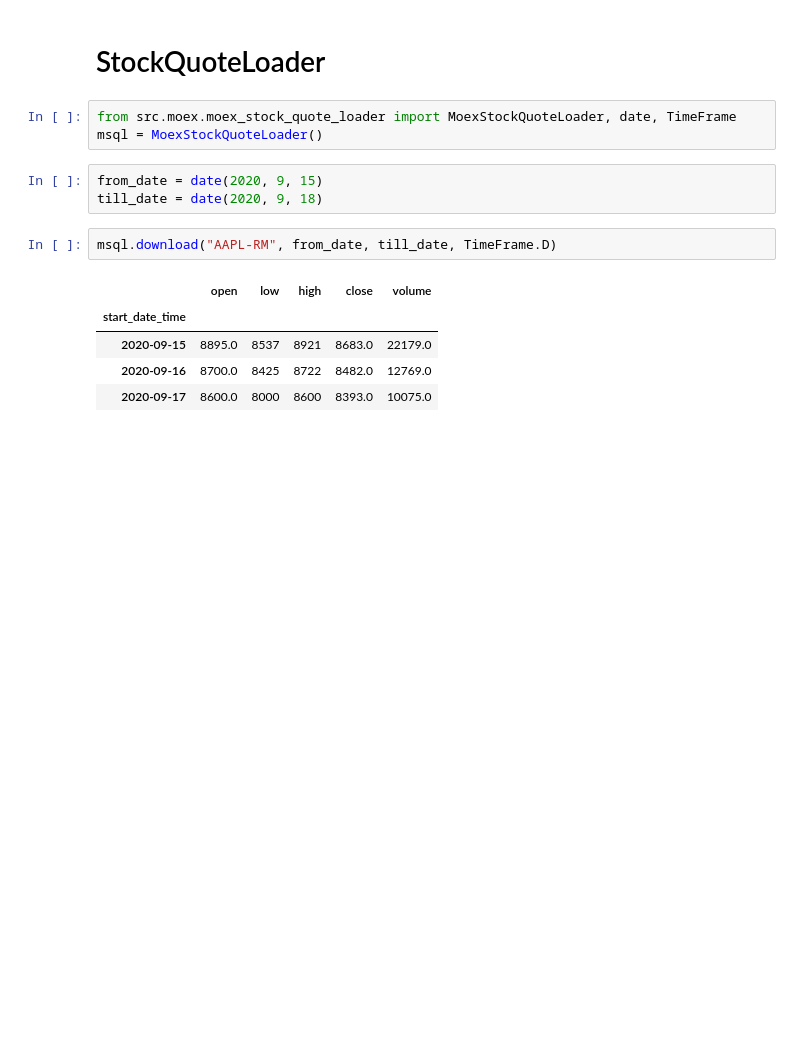
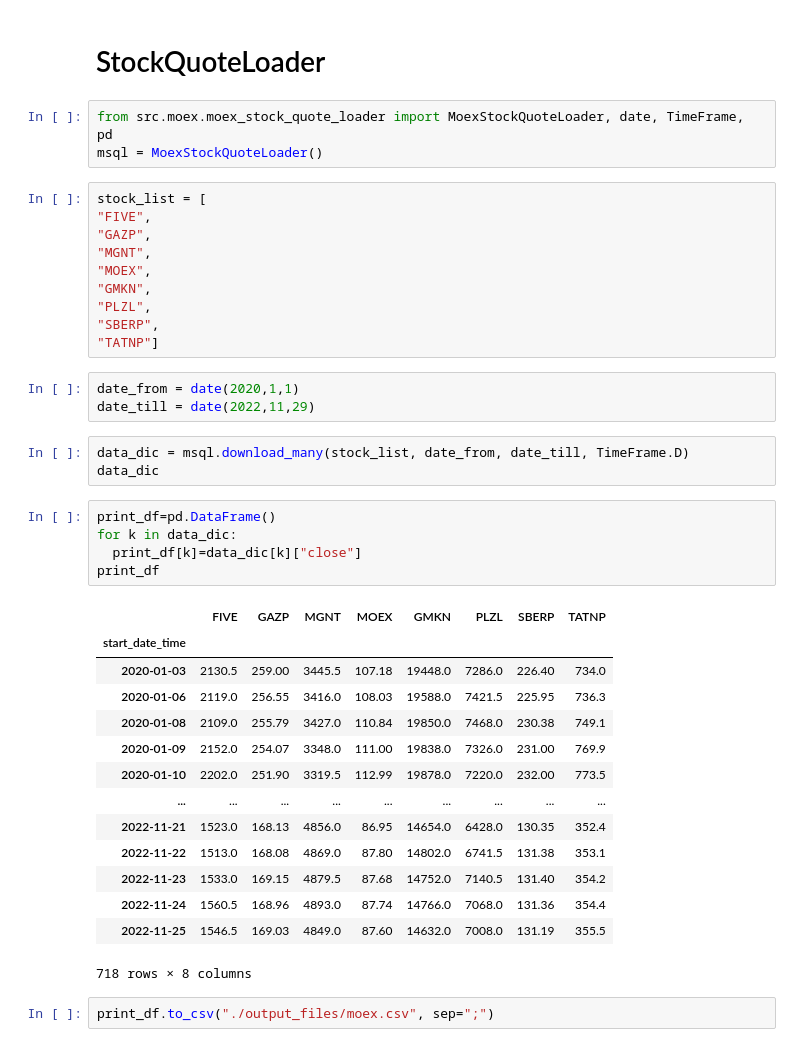
Before and after one commit to NNTrade/Stock-quote-loader-lib, a Jupyter notebook: jnotebook/moex.ipynb, the cells around one changed output. Cells and saved outputs as stored; diff of their text form; blank space fills up the shorter version.

```diff
--- a/jnotebook/moex.ipynb
+++ b/jnotebook/moex.ipynb
@@ -37,16 +53,43 @@ data[["OPEN", "LOW","HIGH","CLOSE","VOLUME"]]
 # %% [markdown]
 # StockQuoteLoader
 # %%
-from src.moex.moex_stock_quote_loader import MoexStockQuoteLoader, date, TimeFrame
+from src.moex.moex_stock_quote_loader import MoexStockQuoteLoader, date, TimeFrame, pd
 msql = MoexStockQuoteLoader()
-# %%
-from_date = date(2020, 9, 15)
-till_date = date(2020, 9, 18)
-# %%
-msql.download("AAPL-RM", from_date, till_date, TimeFrame.D)
-# %% [output]
-|  | open | low | high | close | volume |
-| start_date_time |  |  |  |  |  |
-| 2020-09-15 | 8895.0 | 8537 | 8921 | 8683.0 | 22179.0 |
-| 2020-09-16 | 8700.0 | 8425 | 8722 | 8482.0 | 12769.0 |
-| 2020-09-17 | 8600.0 | 8000 | 8600 | 8393.0 | 10075.0 |
+# %%
+stock_list = [
+"FIVE",
+"GAZP",
+"MGNT",
+"MOEX",
+"GMKN",
+"PLZL",
+"SBERP",
+"TATNP"]
+# %%
+date_from = date(2020,1,1)
+date_till = date(2022,11,29)
+# %%
+data_dic = msql.download_many(stock_list, date_from, date_till, TimeFrame.D)
+data_dic
+# %%
+print_df=pd.DataFrame()
+for k in data_dic:
+  print_df[k]=data_dic[k]["close"]
+print_df
+# %% [output]
+|  | FIVE | GAZP | MGNT | MOEX | GMKN | PLZL | SBERP | TATNP |
+| start_date_time |  |  |  |  |  |  |  |  |
+| 2020-01-03 | 2130.5 | 259.00 | 3445.5 | 107.18 | 19448.0 | 7286.0 | 226.40 | 734.0 |
+| 2020-01-06 | 2119.0 | 256.55 | 3416.0 | 108.03 | 19588.0 | 7421.5 | 225.95 | 736.3 |
+| 2020-01-08 | 2109.0 | 255.79 | 3427.0 | 110.84 | 19850.0 | 7468.0 | 230.38 | 749.1 |
+| 2020-01-09 | 2152.0 | 254.07 | 3348.0 | 111.00 | 19838.0 | 7326.0 | 231.00 | 769.9 |
+| 2020-01-10 | 2202.0 | 251.90 | 3319.5 | 112.99 | 19878.0 | 7220.0 | 232.00 | 773.5 |
+| ... | ... | ... | ... | ... | ... | ... | ... | ... |
+| 2022-11-21 | 1523.0 | 168.13 | 4856.0 | 86.95 | 14654.0 | 6428.0 | 130.35 | 352.4 |
+| 2022-11-22 | 1513.0 | 168.08 | 4869.0 | 87.80 | 14802.0 | 6741.5 | 131.38 | 353.1 |
+| 2022-11-23 | 1533.0 | 169.15 | 4879.5 | 87.68 | 14752.0 | 7140.5 | 131.40 | 354.2 |
+| 2022-11-24 | 1560.5 | 168.96 | 4893.0 | 87.74 | 14766.0 | 7068.0 | 131.36 | 354.4 |
+| 2022-11-25 | 1546.5 | 169.03 | 4849.0 | 87.60 | 14632.0 | 7008.0 | 131.19 | 355.5 |
+718 rows × 8 columns
+# %%
+print_df.to_csv("./output_files/moex.csv", sep=";")
```
Also changed, not shown: parts of 4 cells of this notebook, 8 other files.
